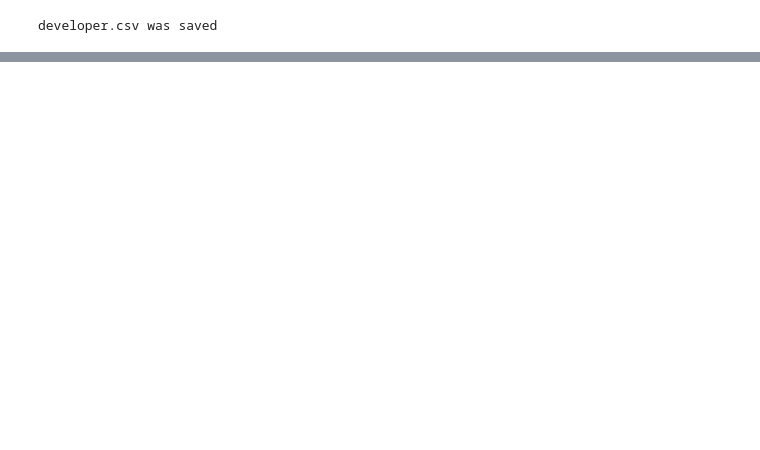
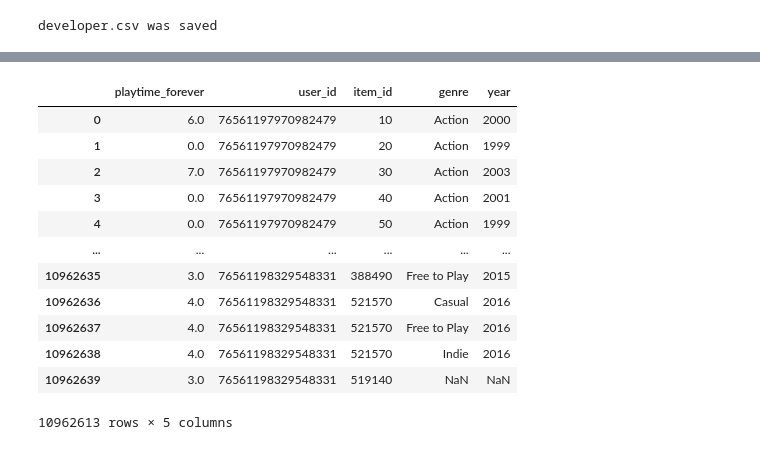
Before and after one commit to pablorobba/Proyecto_Individual_STEAM, a Jupyter notebook: Feature_ Engineering.ipynb, the cells around one changed output, grey strips where cells are left out. Drawn from its saved outputs; the diff is of its cells as text; code cells hidden in the pictures; blank space fills up the shorter version.

```diff
--- a/Feature_ Engineering.ipynb
+++ b/Feature_ Engineering.ipynb
@@ -257,0 +417,5 @@ developer.csv was saved
+# %%
+years = df_games[["release_date","id","genre"]]
+years = years.rename(columns={'id':'item_id'})
+years['year'] = years['release_date'].str.extract(r'(\d{4})')
+years.drop(columns=['release_date'], inplace=True)
@@ -257,0 +449,22 @@ developer.csv was saved
+# %%
+years = years.dropna(subset="year")
+# %%
+df_third_query = hours_played.merge(years, on='item_id', how='left')
+# %%
+df_third_query = df_third_query.drop_duplicates()
+# %%
+df_third_query
+# %% [output]
+|  | playtime_forever | user_id | item_id | genre | year |
+| 0 | 6.0 | 76561197970982479 | 10 | Action | 2000 |
+| 1 | 0.0 | 76561197970982479 | 20 | Action | 1999 |
+| 2 | 7.0 | 76561197970982479 | 30 | Action | 2003 |
+| 3 | 0.0 | 76561197970982479 | 40 | Action | 2001 |
+| 4 | 0.0 | 76561197970982479 | 50 | Action | 1999 |
+| ... | ... | ... | ... | ... | ... |
+| 10962635 | 3.0 | 76561198329548331 | 388490 | Free to Play | 2015 |
+| 10962636 | 4.0 | 76561198329548331 | 521570 | Casual | 2016 |
+| 10962637 | 4.0 | 76561198329548331 | 521570 | Free to Play | 2016 |
+| 10962638 | 4.0 | 76561198329548331 | 521570 | Indie | 2016 |
+| 10962639 | 3.0 | 76561198329548331 | 519140 | NaN | NaN |
+10962613 rows × 5 columns
```
Also changed, not shown: parts of 30 cells of this notebook, 3 other files.
